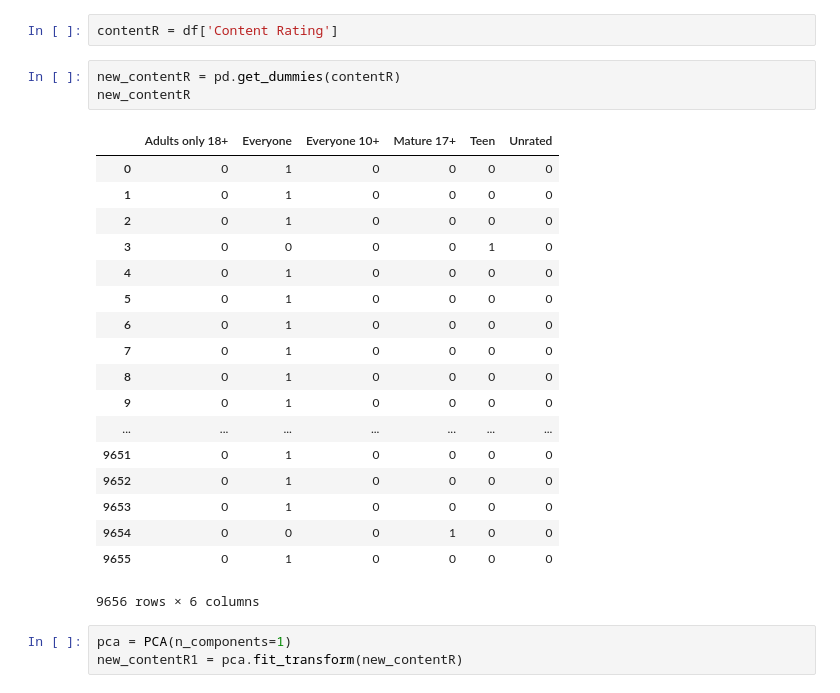
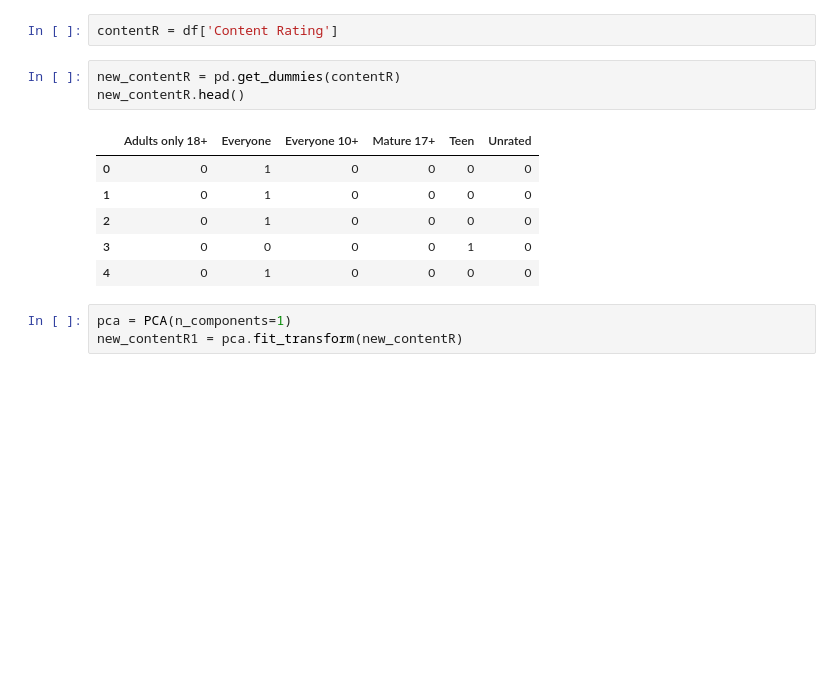
Before and after one commit to m-shilpa/Google_play_store_Capstone-2-ML, a Jupyter notebook: play store-KNN.ipynb, the cells around one changed output. Cells and saved outputs as stored; diff of their text form; blank space fills up the shorter version.

```diff
--- a/play store-KNN.ipynb
+++ b/play store-KNN.ipynb
@@ -303,26 +291,14 @@ Name: Content Rating, dtype: int64
 contentR = df['Content Rating']
 # %%
 new_contentR = pd.get_dummies(contentR)
-new_contentR
+new_contentR.head()
 # %% [output]
 |  | Adults only 18+ | Everyone | Everyone 10+ | Mature 17+ | Teen | Unrated |
 | 0 | 0 | 1 | 0 | 0 | 0 | 0 |
 | 1 | 0 | 1 | 0 | 0 | 0 | 0 |
 | 2 | 0 | 1 | 0 | 0 | 0 | 0 |
 | 3 | 0 | 0 | 0 | 0 | 1 | 0 |
 | 4 | 0 | 1 | 0 | 0 | 0 | 0 |
-| 5 | 0 | 1 | 0 | 0 | 0 | 0 |
-| 6 | 0 | 1 | 0 | 0 | 0 | 0 |
-| 7 | 0 | 1 | 0 | 0 | 0 | 0 |
-| 8 | 0 | 1 | 0 | 0 | 0 | 0 |
-| 9 | 0 | 1 | 0 | 0 | 0 | 0 |
-| ... | ... | ... | ... | ... | ... | ... |
-| 9651 | 0 | 1 | 0 | 0 | 0 | 0 |
-| 9652 | 0 | 1 | 0 | 0 | 0 | 0 |
-| 9653 | 0 | 1 | 0 | 0 | 0 | 0 |
-| 9654 | 0 | 0 | 0 | 1 | 0 | 0 |
-| 9655 | 0 | 1 | 0 | 0 | 0 | 0 |
-9656 rows × 6 columns
 # %%
 pca = PCA(n_components=1)
 new_contentR1 = pca.fit_transform(new_contentR)
```
Also changed, not shown: parts of 12 cells of this notebook.
